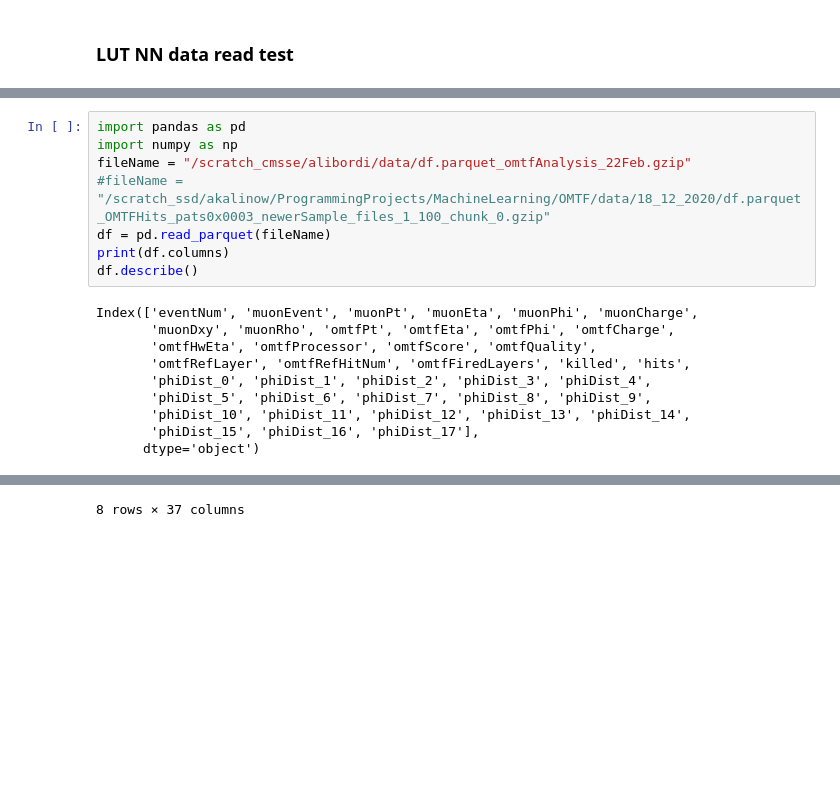
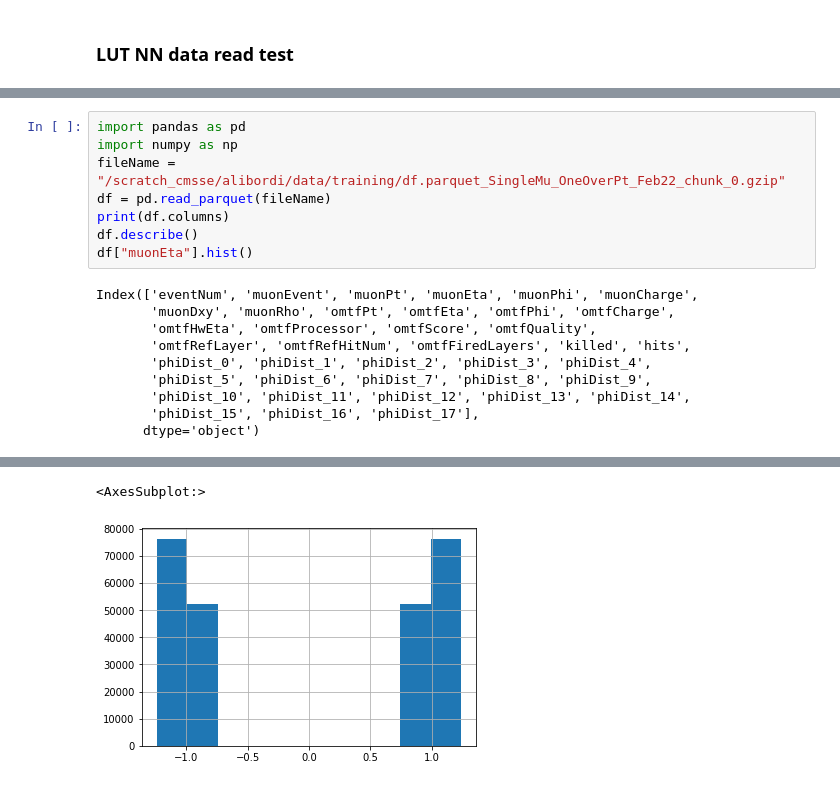
Before and after one commit to jpkusmiersk/omtf_nn_py, a Jupyter notebook: omtf_nn/IO_tests.ipynb, the cells around one changed output, grey strips where cells are left out. Drawn from its saved outputs; the diff is of its cells as text; blank space fills up the shorter version.

```diff
--- a/omtf_nn/IO_tests.ipynb
+++ b/omtf_nn/IO_tests.ipynb
@@ -141,11 +148,11 @@ Wall time: 448 ms
 # %%
 import pandas as pd
 import numpy as np
-fileName = "/scratch_cmsse/alibordi/data/df.parquet_omtfAnalysis_22Feb.gzip"
-#fileName = "/scratch_ssd/akalinow/ProgrammingProjects/MachineLearning/OMTF/data/18_12_2020/df.parquet_OMTFHits_pats0x0003_newerSample_files_1_100_chunk_0.gzip"
+fileName = "/scratch_cmsse/alibordi/data/training/df.parquet_SingleMu_OneOverPt_Feb22_chunk_0.gzip"
 df = pd.read_parquet(fileName)
 print(df.columns)
 df.describe()
+df["muonEta"].hist()
 # %% [output]
 Index(['eventNum', 'muonEvent', 'muonPt', 'muonEta', 'muonPhi', 'muonCharge',
        'muonDxy', 'muonRho', 'omtfPt', 'omtfEta', 'omtfPhi', 'omtfCharge',
@@ -168 +166,2 @@ Index(['eventNum', 'muonEvent', 'muonPt', 'muonEta', 'muonPhi', 'muonCharge',
-8 rows × 37 columns
+<AxesSubplot:>
+[figure, added]
```
Also changed, not shown: parts of 4 cells of this notebook, 6 other files.
